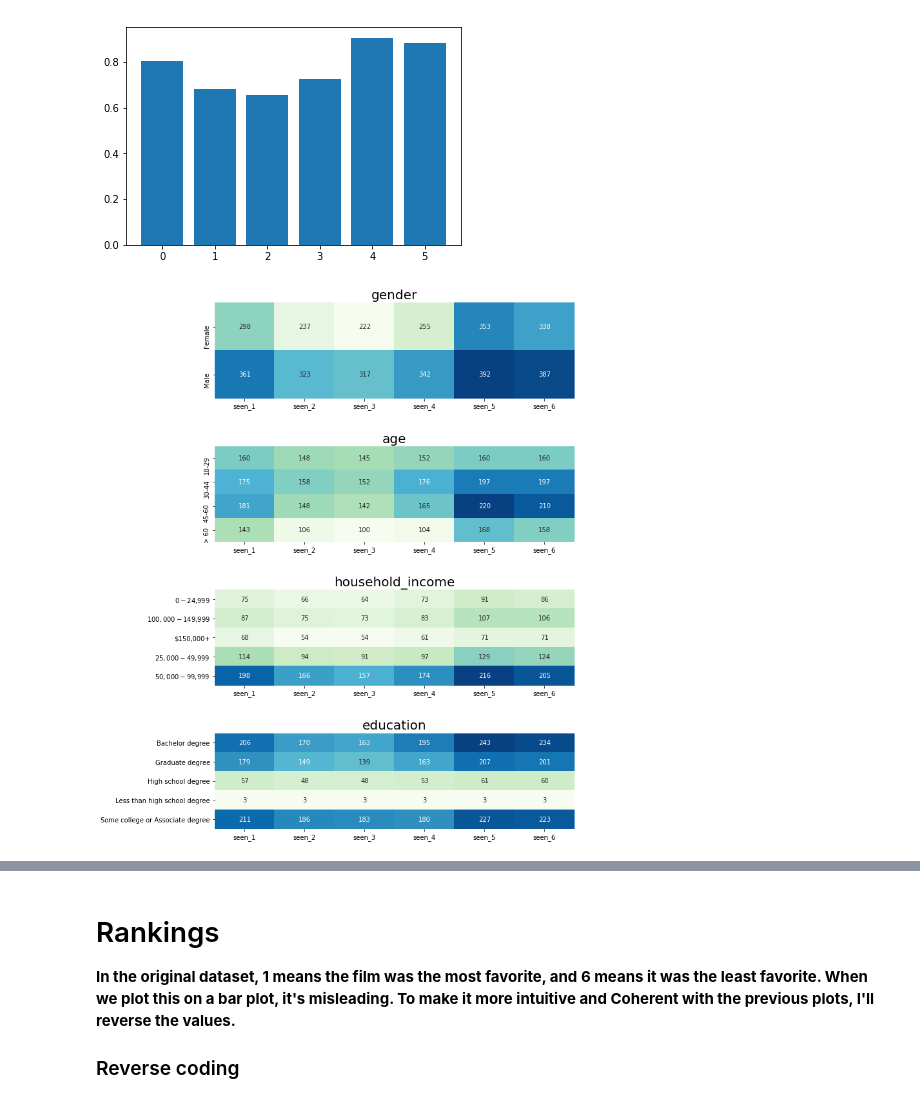
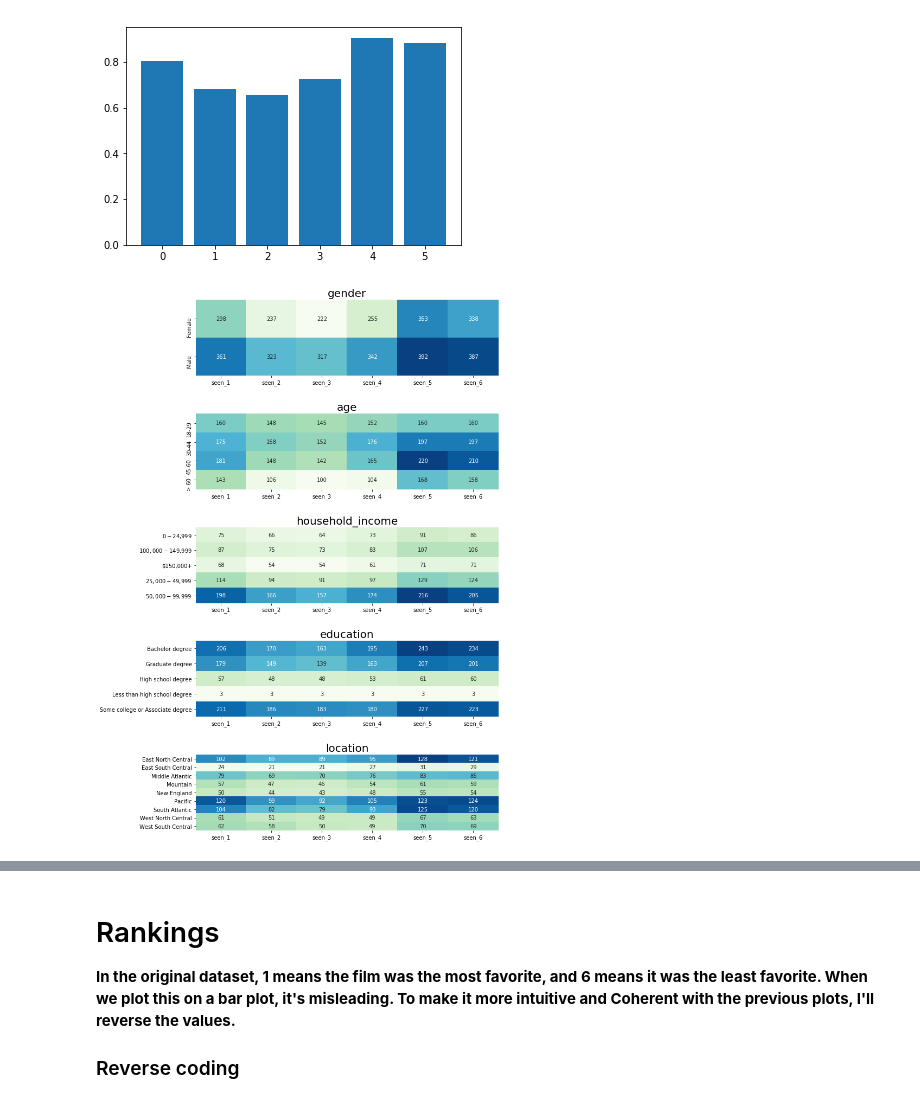
Before and after one commit to tainangao/Star-Wars-Survey, a Jupyter notebook: Star Wars Survey.ipynb, the cells around one changed output, grey strips where cells are left out. Cells and saved outputs as stored; diff of their text form; code cells hidden in the pictures.

Commit message:
Finished main plots

```diff
--- a/Star Wars Survey.ipynb
+++ b/Star Wars Survey.ipynb
@@ -180,21 +208,21 @@ plt.bar(range(6), star_wars[star_wars.columns[3:9]].mean())
 <BarContainer object of 6 artists>
 [figure]
 # %%
-cat_cols = ['gender','age','household_income', 'education']
+cat_cols = ['gender','age','household_income', 'education', 'location']
 seen_cols = star_wars.columns[3:9].values
 
-fig = plt.figure(figsize=(10,15))
+fig = plt.figure(figsize=(10,18))
 
-for sp in range(0,4):
-    ax = fig.add_subplot(4,1,sp+1)
+for sp in range(0,5):
+    ax = fig.add_subplot(5,1,sp+1)
     table = pd.pivot_table(star_wars,index=cat_cols[sp],values=seen_cols, fill_value=0, aggfunc=np.sum)
     ax = sns.heatmap(table, cmap='GnBu', annot=True, fmt="d",cbar=False)
     ax.set(ylabel='')
-    ax.set_title(cat_cols[sp],fontsize=20),
+    ax.set_title(cat_cols[sp],fontsize=20)
     #ax.legend(loc='upper center', bbox_to_anchor=(0.5, 1.5))
 
 
 plt.subplots_adjust(hspace = 0.5)
 plt.show()
 # %% [output]
-[figure, old version]
+[figure, new version]
```
Also changed, not shown: parts of 29 cells of this notebook.
